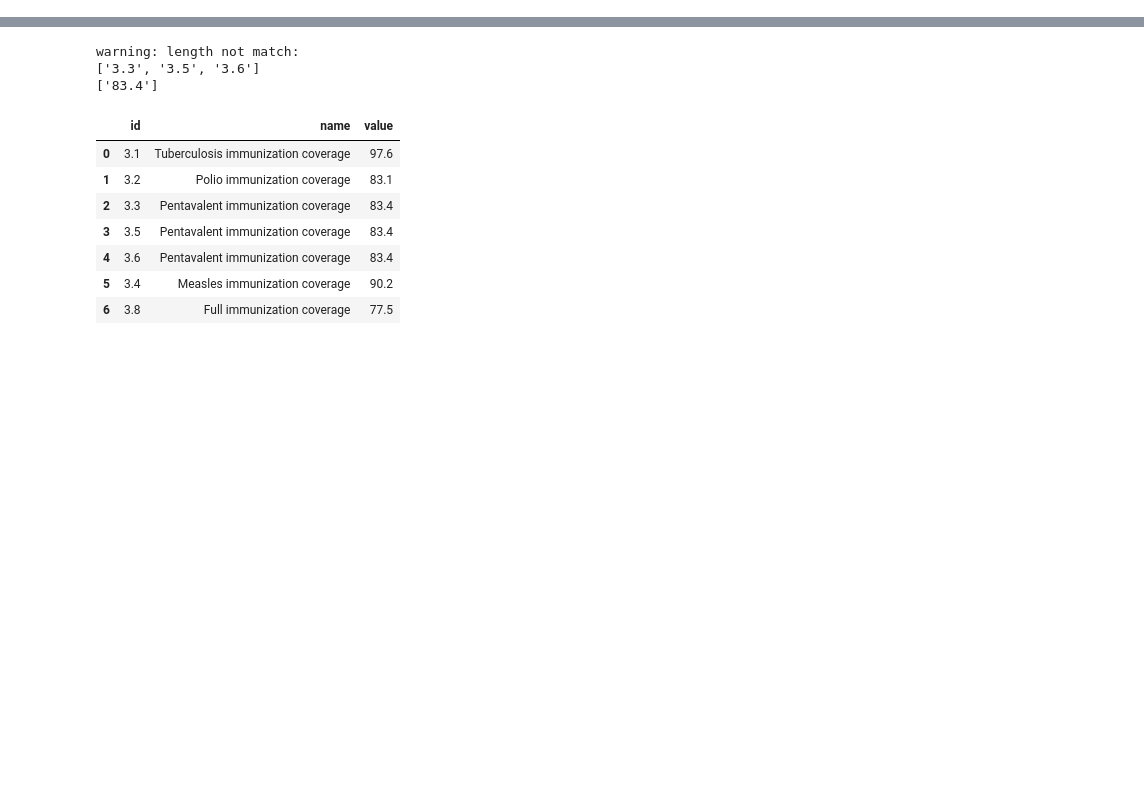
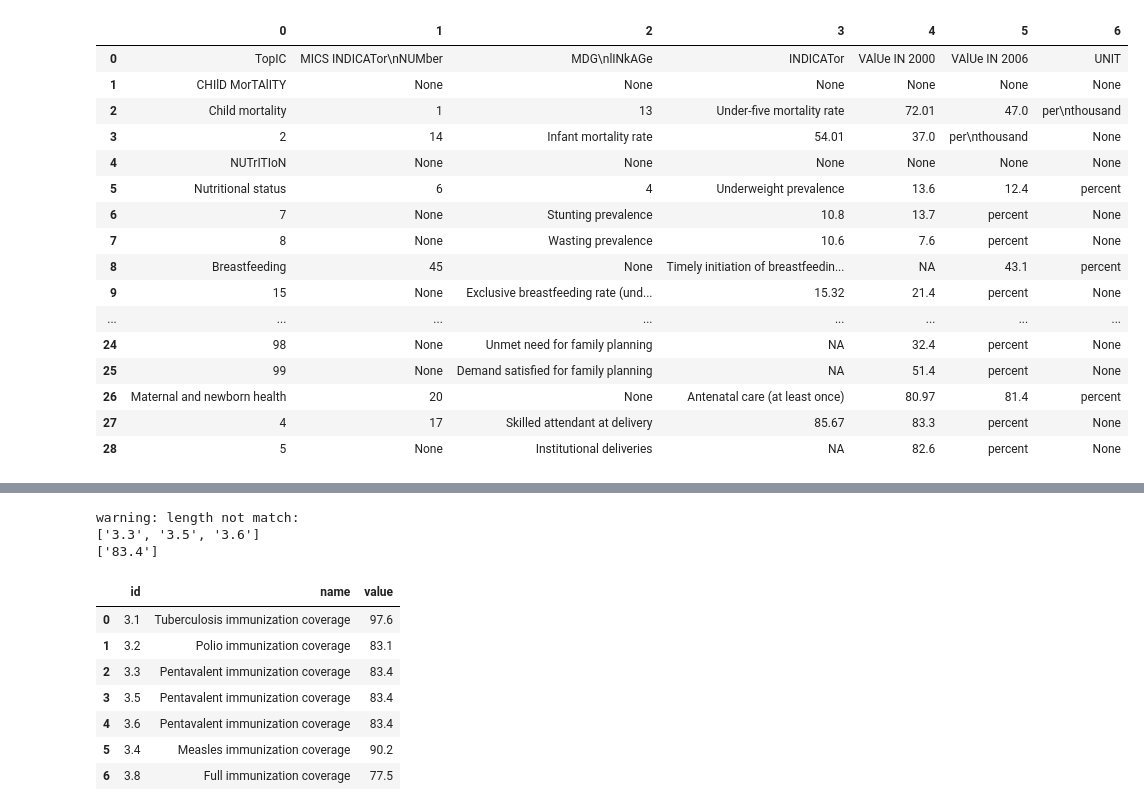
Before and after one commit to semio/ddf--uniche--mics, a Jupyter notebook: etl/notebooks/clean up html.ipynb, the cells around one changed output, grey strips where cells are left out. Saved outputs shown, nothing was run; the diff lists cells and outputs as text; code cells hidden in the pictures; blank space fills up the shorter version.

```diff
--- a/etl/notebooks/clean up html.ipynb
+++ b/etl/notebooks/clean up html.ipynb
@@ -35,0 +105,4 @@ pd.read_html(tables_bs[np.random.randint(0, 168)].prettify(), thousands='')[0]
+# %%
+s2 = set([x[:-4] for x in os.listdir('../output/stage2/') if 'csv' in x])
+# %%
+d = list(s1.difference(s2))
@@ -35,0 +113,8 @@ pd.read_html(tables_bs[np.random.randint(0, 168)].prettify(), thousands='')[0]
+# %%
+i = 86
+
+
+f = os.path.join(proc_dir, d[i]+'.html')
+f_ = os.path.basename(f)
+
+html = BeautifulSoup(open(f).read(), 'lxml')
@@ -35,0 +123,3 @@ pd.read_html(tables_bs[np.random.randint(0, 168)].prettify(), thousands='')[0]
+# %%
+tables_bs = html.find_all('table')[:60]
+f_
@@ -35,0 +228,20 @@ pd.read_html(tables_bs[np.random.randint(0, 168)].prettify(), thousands='')[0]
+# %%
+to_df(tables_bs[0])
+# %% [output]
+|  | 0 | 1 | 2 | 3 | 4 | 5 | 6 |
+| 0 | TopIC | MICS INDICATor\nNUMber | MDG\nlINkAGe | INDICATor | VAlUe IN 2000 | VAlUe IN 2006 | UNIT |
+| 1 | CHIlD MorTAlITY | None | None | None | None | None | None |
+| 2 | Child mortality | 1 | 13 | Under-five mortality rate | 72.01 | 47.0 | per\nthousand |
+| 3 | 2 | 14 | Infant mortality rate | 54.01 | 37.0 | per\nthousand | None |
+| 4 | NUTrITIoN | None | None | None | None | None | None |
+| 5 | Nutritional status | 6 | 4 | Underweight prevalence | 13.6 | 12.4 | percent |
+| 6 | 7 | None | Stunting prevalence | 10.8 | 13.7 | percent | None |
+| 7 | 8 | None | Wasting prevalence | 10.6 | 7.6 | percent | None |
+| 8 | Breastfeeding | 45 | None | Timely initiation of breastfeedin... | NA | 43.1 | percent |
+| 9 | 15 | None | Exclusive breastfeeding rate (und... | 15.32 | 21.4 | percent | None |
+| ... | ... | ... | ... | ... | ... | ... | ... |
+| 24 | 98 | None | Unmet need for family planning | NA | 32.4 | percent | None |
+| 25 | 99 | None | Demand satisfied for family planning | NA | 51.4 | percent | None |
+| 26 | Maternal and newborn health | 20 | None | Antenatal care (at least once) | 80.97 | 81.4 | percent |
+| 27 | 4 | 17 | Skilled attendant at delivery | 85.67 | 83.3 | percent | None |
+| 28 | 5 | None | Institutional deliveries | NA | 82.6 | percent | None |
```
Also changed, not shown: parts of 89 cells of this notebook, 7 other files.
